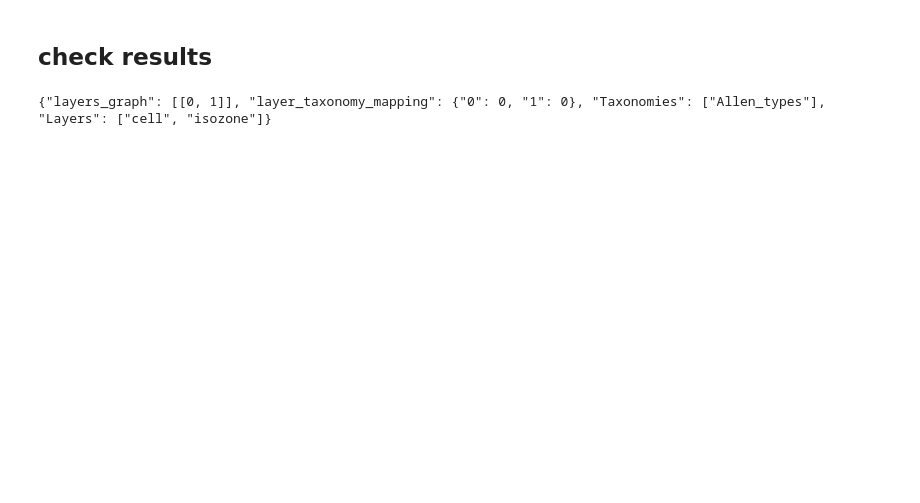
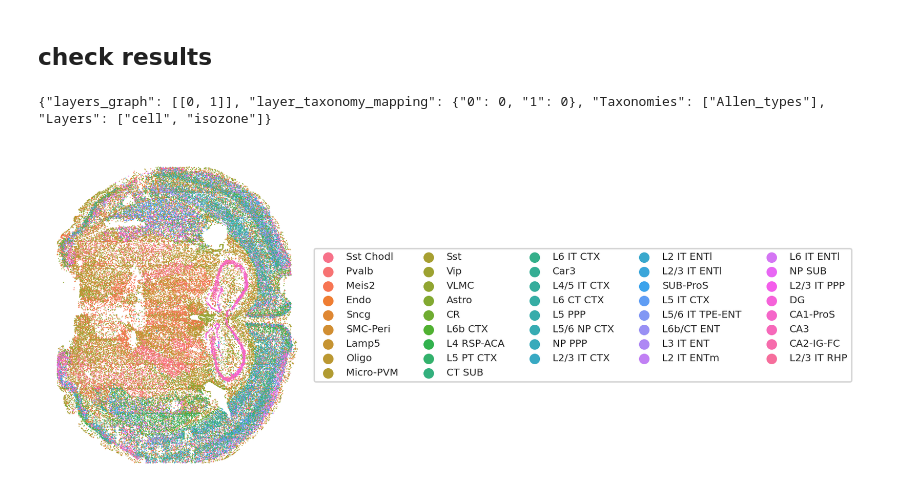
Before and after one commit to wollmanlab/dredFISH, a Jupyter notebook: dredFISH/Analysis/Notebooks/Example_FindKnownCellTypes.ipynb, the cells around one changed output. Cells and saved outputs as stored; diff of their text form; code cells hidden in the pictures; blank space fills up the shorter version.

```diff
--- a/dredFISH/Analysis/Notebooks/Example_FindKnownCellTypes.ipynb
+++ b/dredFISH/Analysis/Notebooks/Example_FindKnownCellTypes.ipynb
@@ -127,3 +134,19 @@ Wall time: 649 ms
 !head $basepth"/TMG.json"
 # %% [output]
 {"layers_graph": [[0, 1]], "layer_taxonomy_mapping": {"0": 0, "1": 0}, "Taxonomies": ["Allen_types"], "Layers": ["cell", "isozone"]}
+# %%
+xy = TMG.Layers[0].XY
+x, y = xy[:,0], xy[:,1]
+c = TMG.Layers[0].Type
+df = pd.DataFrame(np.vstack([x,y,c]).T, columns=['x', 'y', 'c'])
+# %%
+kwargs = dict(s=1, edgecolor='none')
+
+fig, ax = plt.subplots(figsize=(8,6))
+sns.scatterplot(data=df, x='x', y='y', hue='c', ax=ax, **kwargs)
+ax.set_aspect('equal')
+ax.axis('off')
+ax.legend(ncol=5, bbox_to_anchor=(1,0.5), loc='center left', fontsize=10)
+plt.show()
+# %% [output]
+[figure, added]
```
Also changed, not shown: parts of 6 cells of this notebook.
